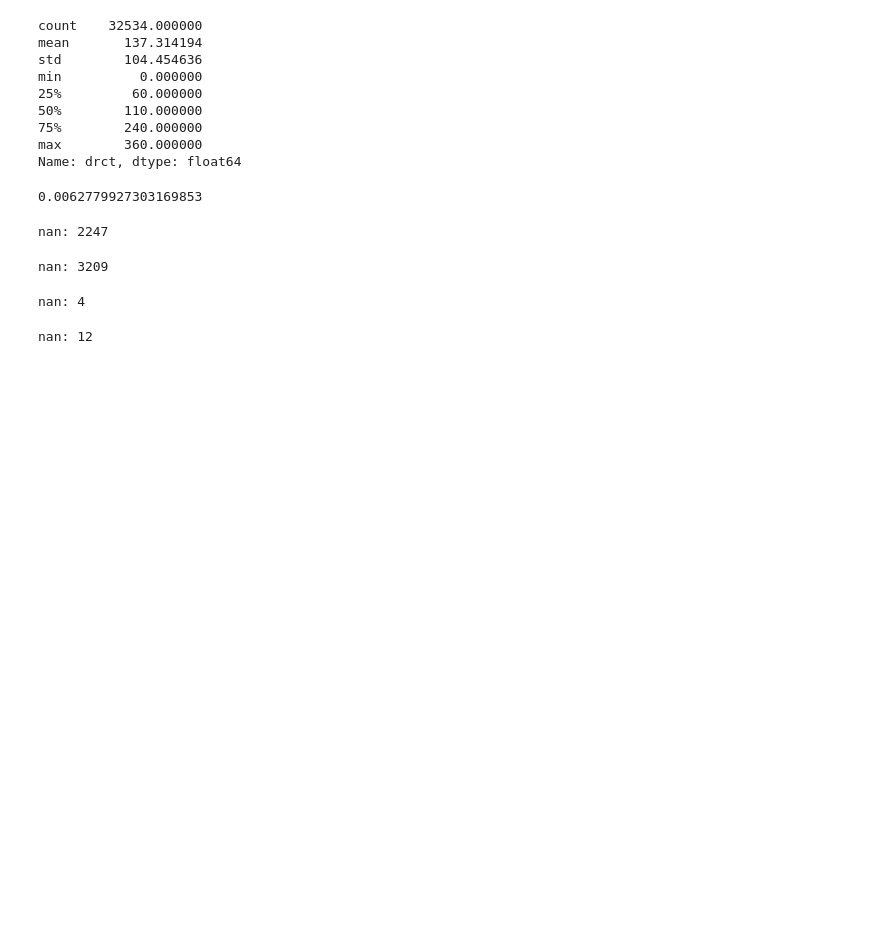
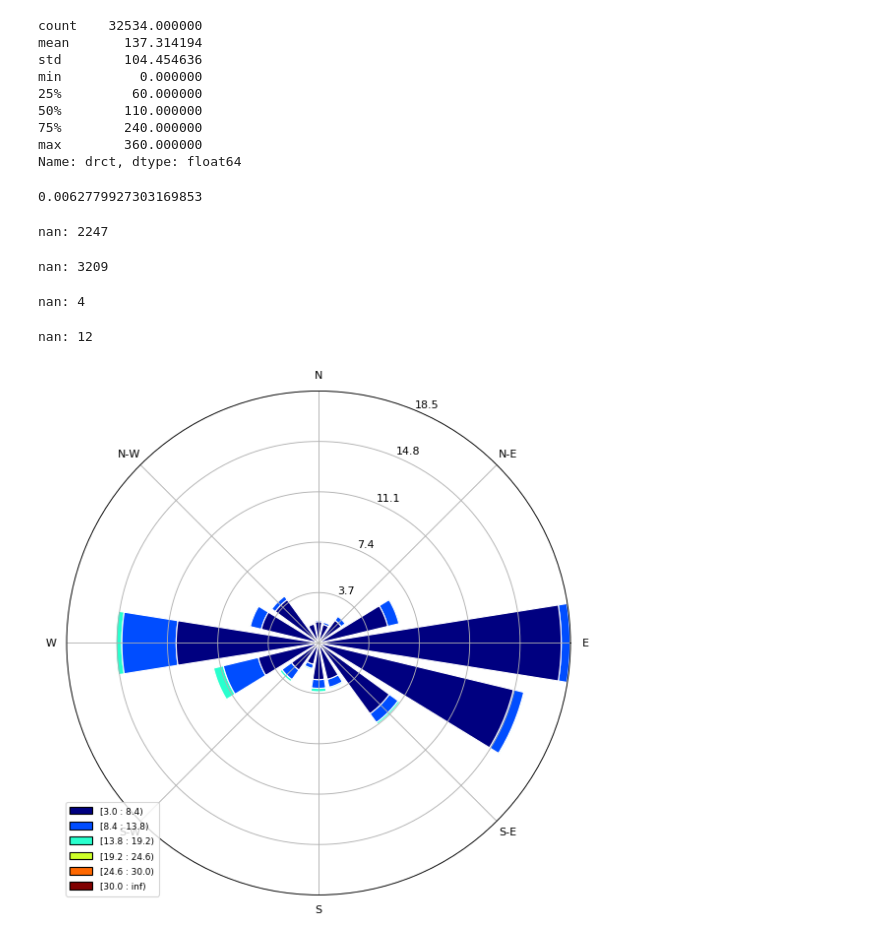
Before and after one commit to slj287/tempe_town_lake, a Jupyter notebook: practice.ipynb, the cells around one changed output. Drawn from its saved outputs; the diff is of its cells as text; code cells hidden in the pictures; blank space fills up the shorter version.

Commit message:
continued practice on windrose function
included a windrose function from an online Github repository

```diff
--- a/practice.ipynb
+++ b/practice.ipynb
@@ -889,3 +904,8 @@ dfv = dfd['sknt'].value_counts(dropna=False)
 print("nan: %d" % dfv[np.nan])
 # %% [output]
 nan: 12
+# %%
+pre_windrose = grouped["1995":"1998"]
+windrose_from_df(pre_windrose)
+# %% [output]
+[figure, added]
```
Also changed, not shown: parts of 17 cells of this notebook, 7 other files.
